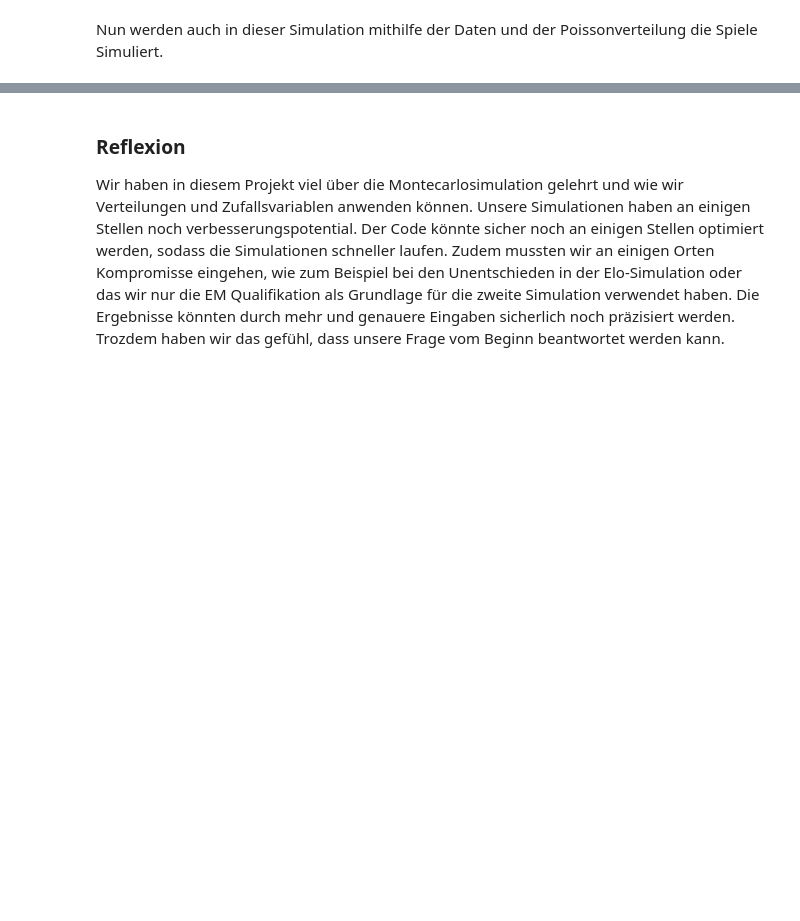
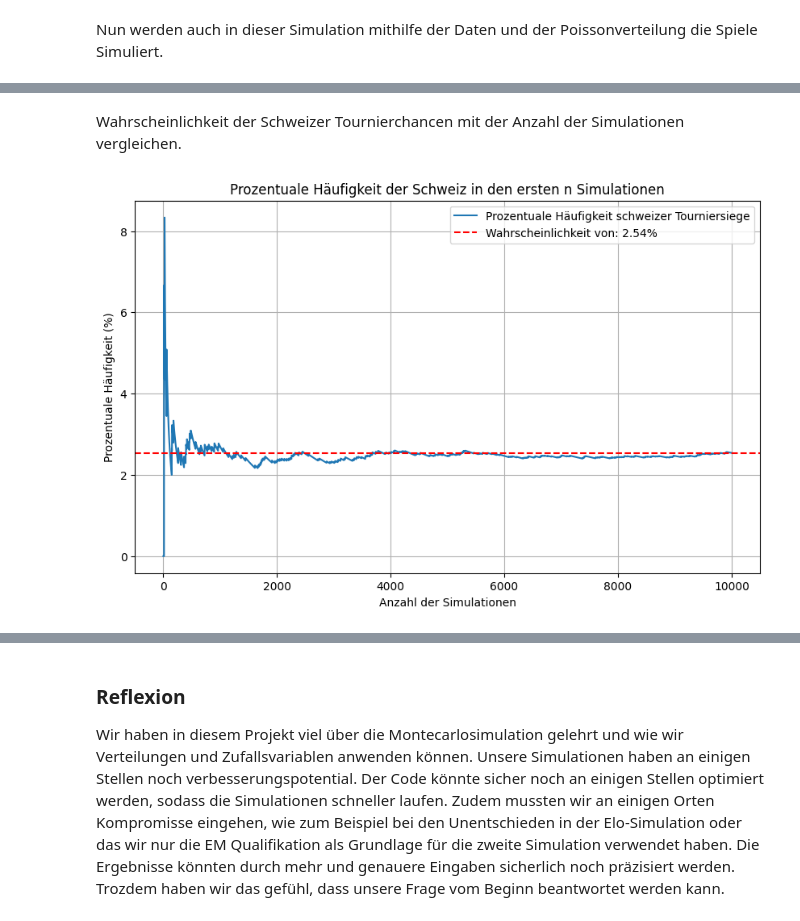
Before and after one commit to Sandra-Senn/propability_soccer_winning, a Jupyter notebook: OMC_WER.ipynb, the cells around one changed output, grey strips where cells are left out. Cells and saved outputs as stored; diff of their text form; code cells hidden in the pictures; blank space fills up the shorter version.

```diff
--- a/OMC_WER.ipynb
+++ b/OMC_WER.ipynb
@@ -554,3 +580,11 @@ plt.show()
+# %% [markdown]
+Wahrscheinlichkeit der Schweizer Tournierchancen mit der Anzahl der Simulationen vergleichen.
+# %%
+simulated_data_goal = pd.read_excel('tournament_winners_GOALS.xlsx')
+
+plot_häufigkeit(simulated_data_goal)
+# %% [output]
+[figure, added]
 # %%
 print("Chance das die Schweiz die EM gewinnt liegt bei:", lst_goal["Schweiz"]/n * 100, "%")
 print("Anzahl der Simulationen:", n)
```
Also changed, not shown: parts of 17 cells of this notebook, 2 other files.
